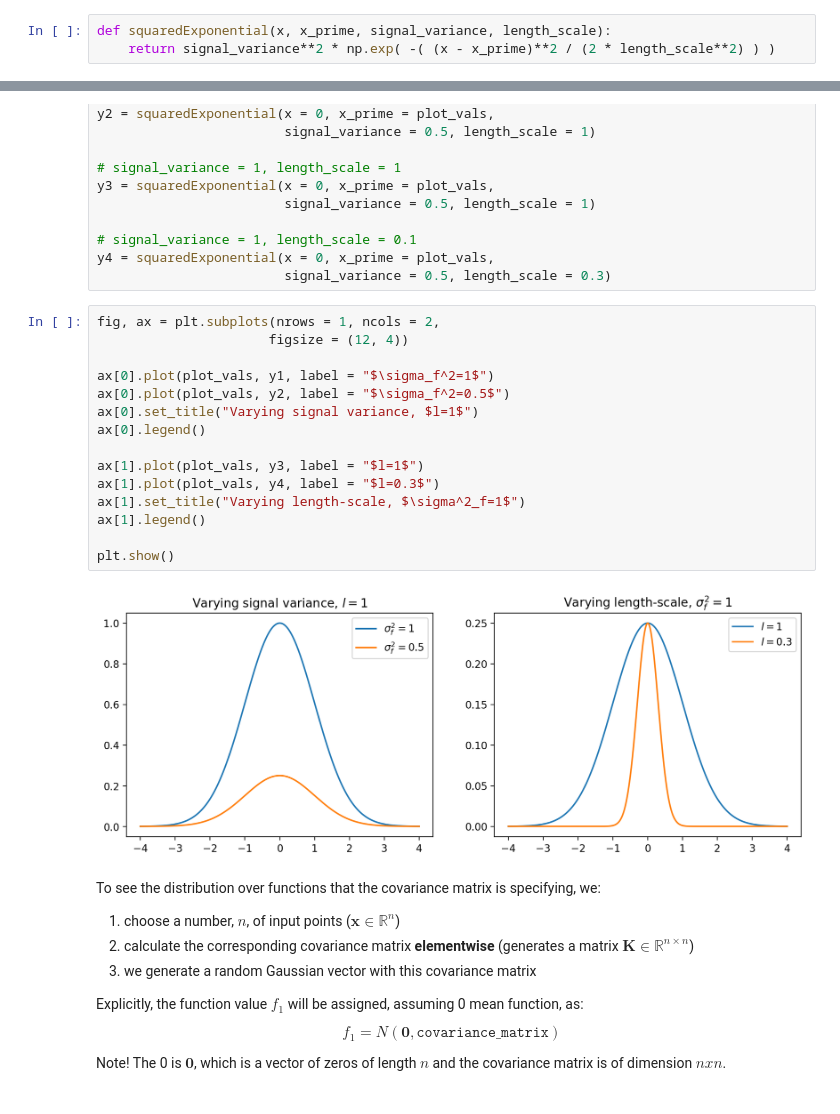
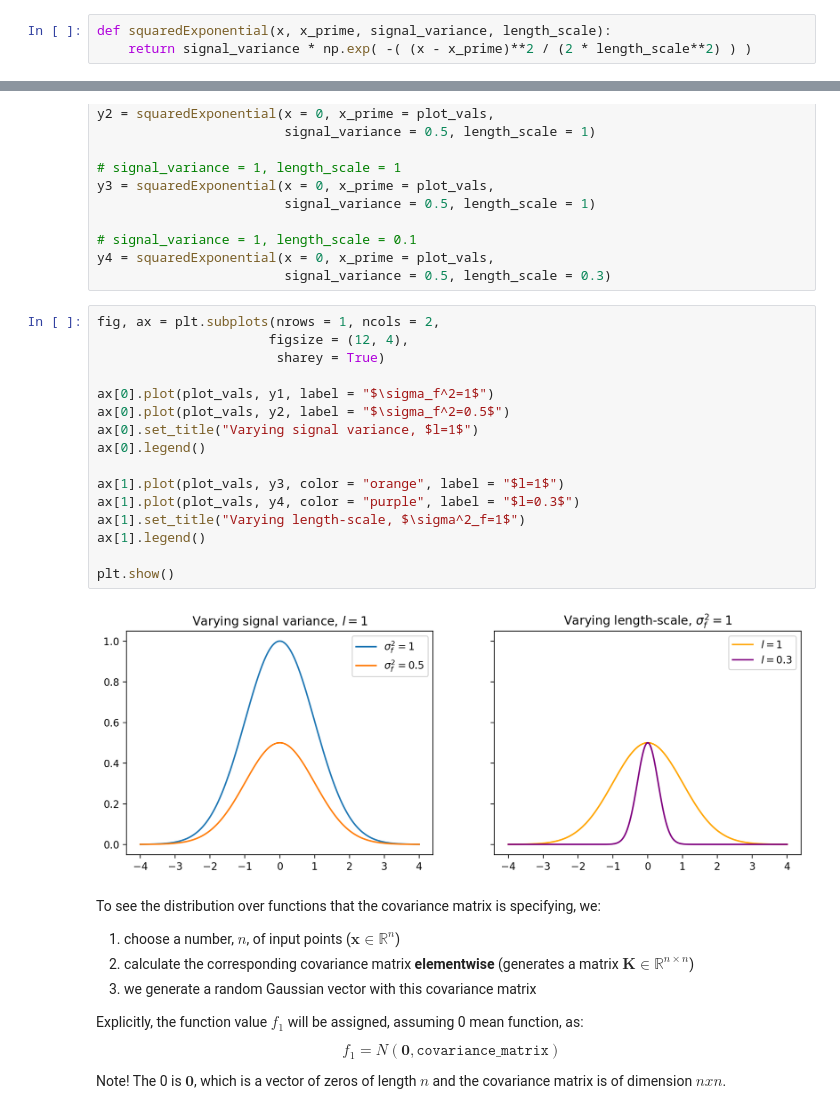
Before and after one commit to mazin-abdelghany/phd-bayesopt-esd, a Jupyter notebook: 2025-12_Week-6/2025-12-4_GP-regression_week-6.ipynb, the cells around one changed output, grey strips where cells are left out. Cells and saved outputs as stored; diff of their text form.

```diff
--- a/2025-12_Week-6/2025-12-4_GP-regression_week-6.ipynb
+++ b/2025-12_Week-6/2025-12-4_GP-regression_week-6.ipynb
@@ -754,7 +754,7 @@ There are two parameters in the above function:
 - $l$, the **length-scale**, controls how quickly the correlation between two points changes, which encodes how quickly the function is "allowed" to change in the $x$ direction.
 # %%
 def squaredExponential(x, x_prime, signal_variance, length_scale):
-    return signal_variance**2 * np.exp( -( (x - x_prime)**2 / (2 * length_scale**2) ) )
+    return signal_variance * np.exp( -( (x - x_prime)**2 / (2 * length_scale**2) ) )
 # %%
 # distances away from a value x
 plot_vals = np.linspace(start = -4, stop = 4, num = 500)
@@ -777,21 +777,22 @@ y4 = squaredExponential(x = 0, x_prime = plot_vals,
                         signal_variance = 0.5, length_scale = 0.3)
 # %%
 fig, ax = plt.subplots(nrows = 1, ncols = 2,
-                      figsize = (12, 4))
+                      figsize = (12, 4),
+                       sharey = True)
 
 ax[0].plot(plot_vals, y1, label = "$\sigma_f^2=1$")
 ax[0].plot(plot_vals, y2, label = "$\sigma_f^2=0.5$")
 ax[0].set_title("Varying signal variance, $l=1$")
 ax[0].legend()
 
-ax[1].plot(plot_vals, y3, label = "$l=1$")
-ax[1].plot(plot_vals, y4, label = "$l=0.3$")
+ax[1].plot(plot_vals, y3, color = "orange", label = "$l=1$")
+ax[1].plot(plot_vals, y4, color = "purple", label = "$l=0.3$")
 ax[1].set_title("Varying length-scale, $\sigma^2_f=1$")
 ax[1].legend()
 
 plt.show()
 # %% [output]
-[figure, old version]
+[figure, new version]
 # %% [markdown]
 To see the distribution over functions that the covariance matrix is specifying, we:
 1. choose a number, $n$, of input points ($\mathbf{x} \in \mathbb{R}^n$)
```
Also changed, not shown: parts of 42 cells of this notebook, 1 other file.
